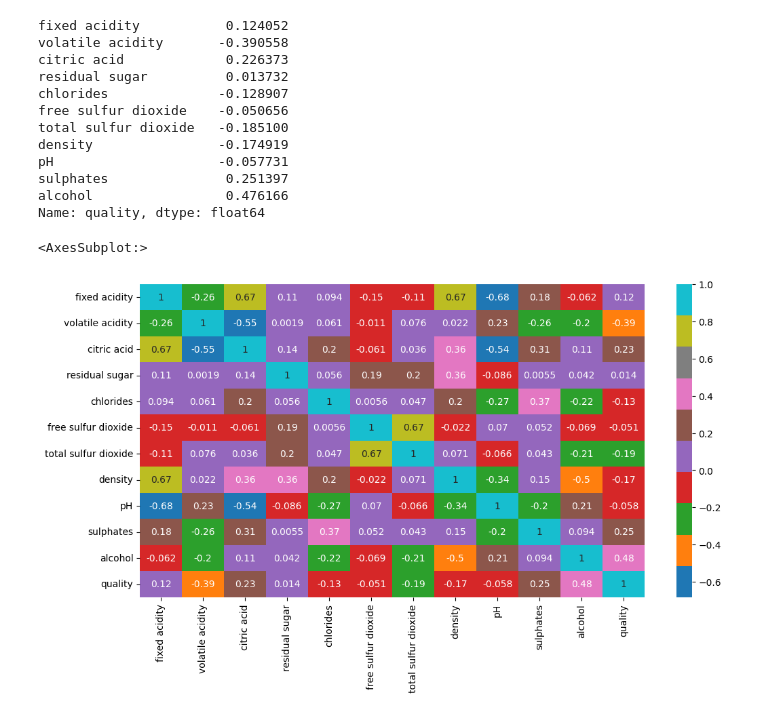
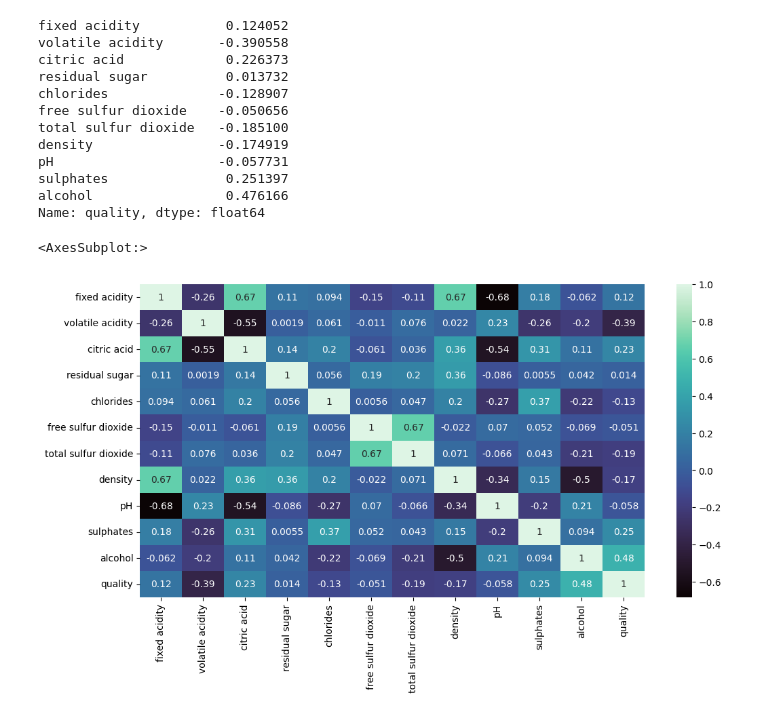
Before and after one commit to dancanyego/FiveThirtyEight-Case-Study, a Jupyter notebook: FiveThirtyEight Case Study.ipynb, the cells around one changed output. Saved outputs shown, nothing was run; the diff lists cells and outputs as text; code cells hidden in the pictures.

```diff
--- a/FiveThirtyEight Case Study.ipynb
+++ b/FiveThirtyEight Case Study.ipynb
@@ -55,7 +58,7 @@ alcohol                 0.476166
 Name: quality, dtype: float64
 # %%
 plt.figure(figsize=(12,6))
-sns.heatmap(red_wine.corr(),annot=True,cmap='tab10')
+sns.heatmap(red_wine.corr(),annot=True,cmap='mako')
 # %% [output]
 <AxesSubplot:>
-[figure, old version]
+[figure, new version]
```
Also changed, not shown: parts of 4 cells of this notebook, 1 other file.
